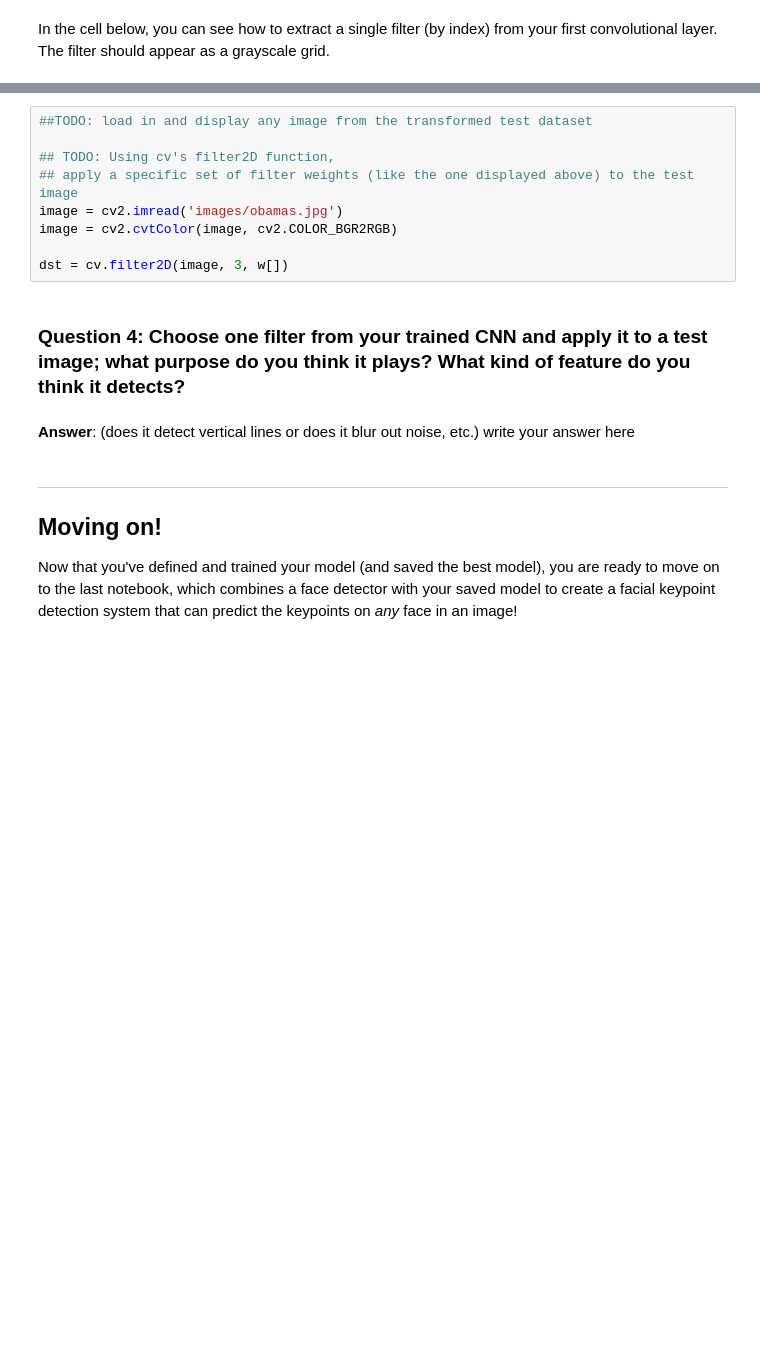
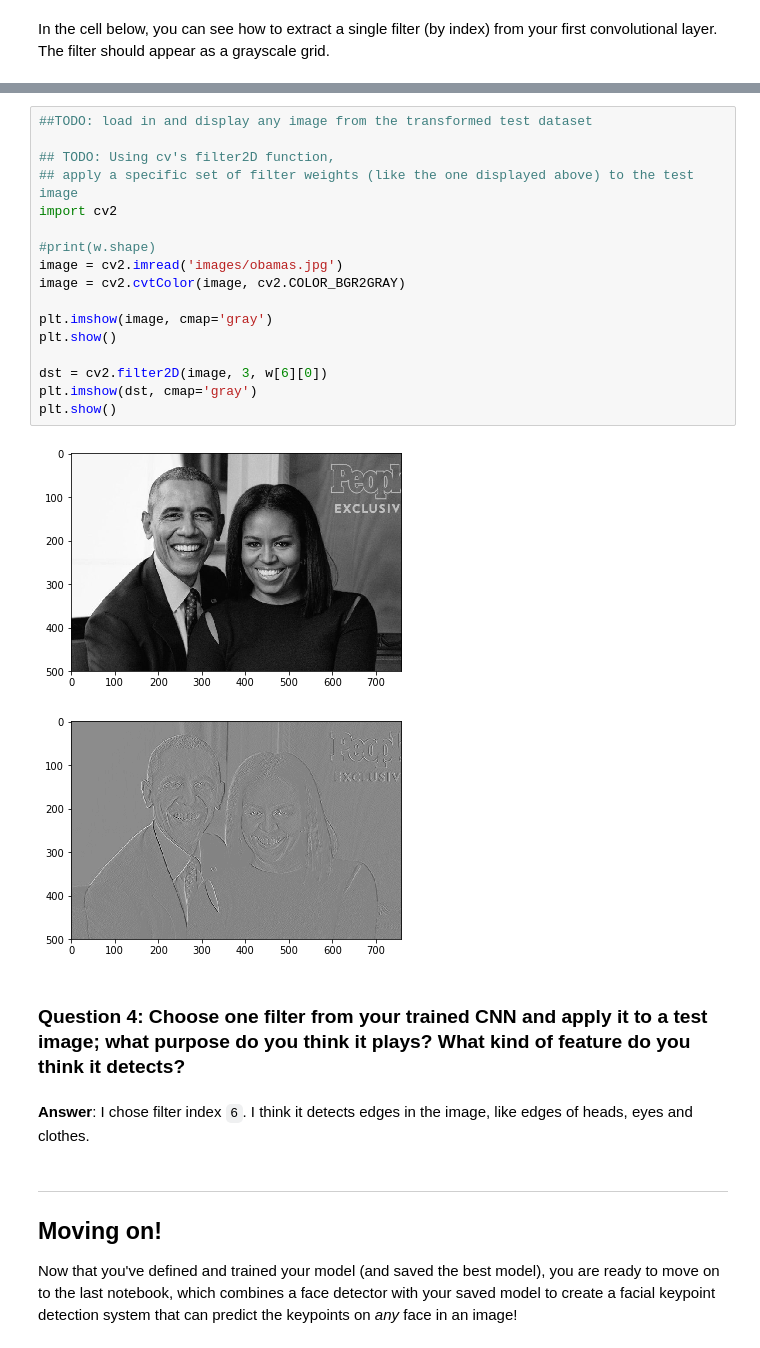
Before and after one commit to udacity/P1_Facial_Keypoints, a Jupyter notebook: 2. Define the Network Architecture.ipynb, the cells around one changed output, grey strips where cells are left out. Drawn from its saved outputs; the diff is of its cells as text; blank space fills up the shorter version.

```diff
--- a/2. Define the Network Architecture.ipynb
+++ b/2. Define the Network Architecture.ipynb
@@ -555,16 +556,27 @@ Next, choose a test image and filter it with one of the convolutional kernels in
 # %%
 ##TODO: load in and display any image from the transformed test dataset
 
 ## TODO: Using cv's filter2D function,
 ## apply a specific set of filter weights (like the one displayed above) to the test image
+import cv2
+
+#print(w.shape)
 image = cv2.imread('images/obamas.jpg')
-image = cv2.cvtColor(image, cv2.COLOR_BGR2RGB)
+image = cv2.cvtColor(image, cv2.COLOR_BGR2GRAY)
 
-dst = cv.filter2D(image, 3, w[])
+plt.imshow(image, cmap='gray')
+plt.show()
+
+dst = cv2.filter2D(image, 3, w[6][0])
+plt.imshow(dst, cmap='gray')
+plt.show()
+# %% [output]
+[figure, added]
+[figure, added]
 # %% [markdown]
 ### Question 4: Choose one filter from your trained CNN and apply it to a test image; what purpose do you think it plays? What kind of feature do you think it detects?
-# %% [markdown]
-**Answer**: (does it detect vertical lines or does it blur out noise, etc.) write your answer here
+# %% [markdown]
+**Answer**: I chose filter index `6`. I think it detects edges in the image, like edges of heads, eyes and clothes.
 # %% [markdown]
 ---
 ## Moving on!
```
Also changed, not shown: parts of 22 cells of this notebook, 3 other files.
